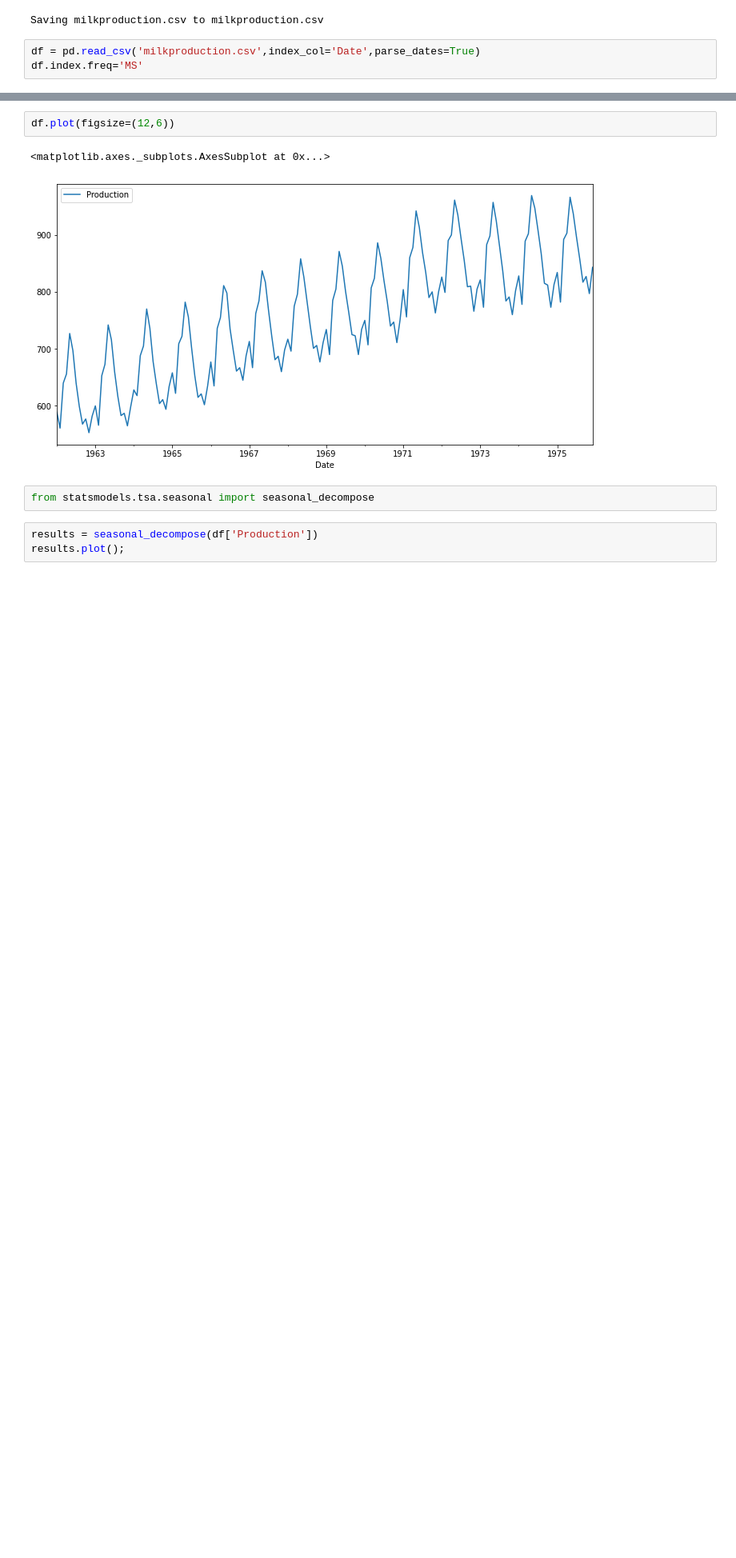
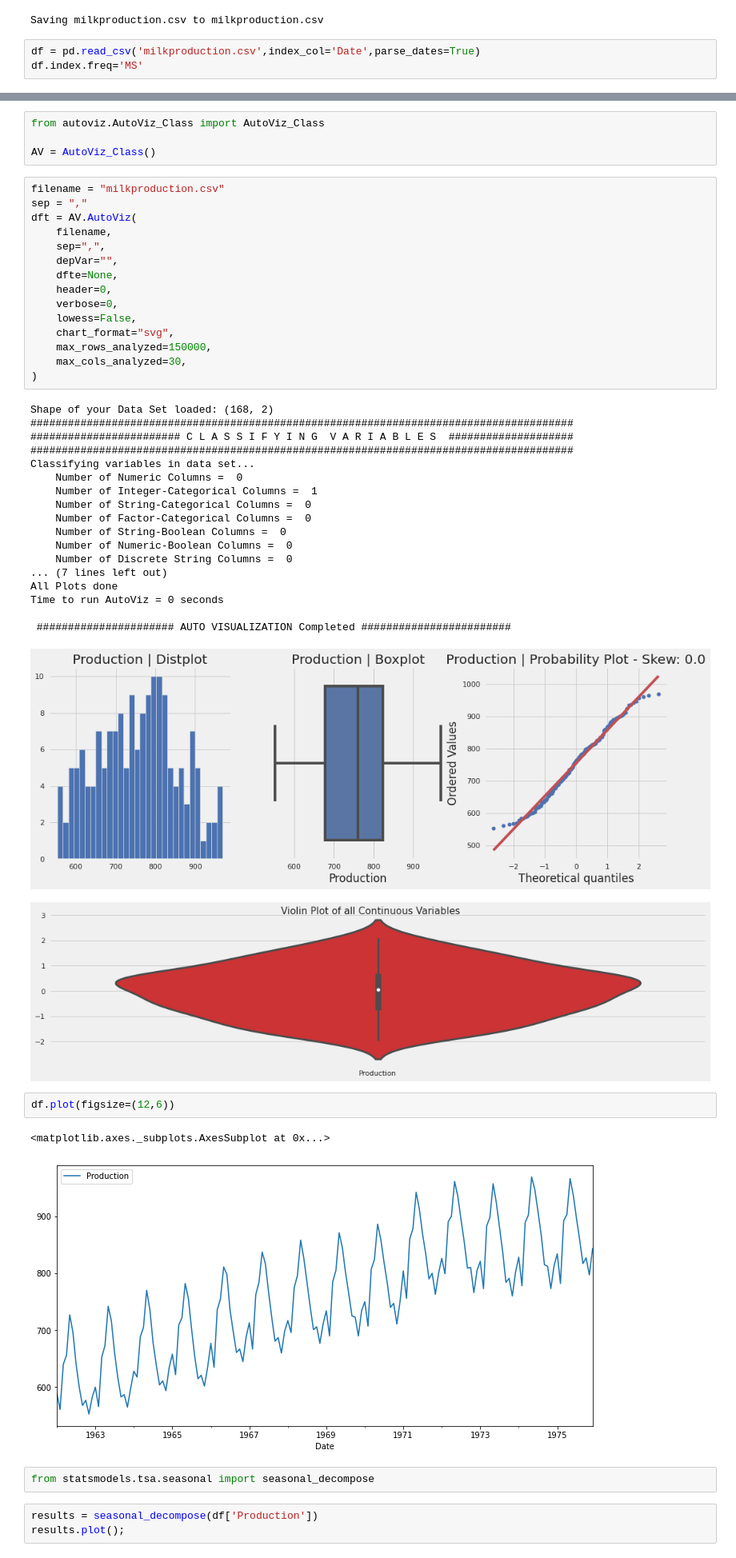
Before and after one commit to lokpanda/Hexart.In---AI-Center, a Jupyter notebook: Time_Series_Analysis_using_Python.ipynb, the cells around one changed output, grey strips where cells are left out. Shown at 80% size. Cells and saved outputs as stored; diff of their text form; blank space fills up the shorter version.

```diff
--- a/Time_Series_Analysis_using_Python.ipynb
+++ b/Time_Series_Analysis_using_Python.ipynb
@@ -33,3 +19,42 @@ df.head(),df.tail()
+# %%
+from autoviz.AutoViz_Class import AutoViz_Class
+
+AV = AutoViz_Class()
+# %%
+filename = "milkproduction.csv"
+sep = ","
+dft = AV.AutoViz(
+    filename,
+    sep=",",
+    depVar="",
+    dfte=None,
+    header=0,
+    verbose=0,
+    lowess=False,
+    chart_format="svg",
+    max_rows_analyzed=150000,
+    max_cols_analyzed=30,
+)
+# %% [output]
+Shape of your Data Set loaded: (168, 2)
+#######################################################################################
+######################## C L A S S I F Y I N G  V A R I A B L E S  ####################
+#######################################################################################
+Classifying variables in data set...
+    Number of Numeric Columns =  0
+    Number of Integer-Categorical Columns =  1
+    Number of String-Categorical Columns =  0
+    Number of Factor-Categorical Columns =  0
+    Number of String-Boolean Columns =  0
+    Number of Numeric-Boolean Columns =  0
+    Number of Discrete String Columns =  0
+... (7 lines left out)
+All Plots done
+Time to run AutoViz = 0 seconds
+
+ ###################### AUTO VISUALIZATION Completed ########################
+[figure, added]
+[figure, added]
 # %%
 df.plot(figsize=(12,6))
 # %% [output]
```
Also changed, not shown: parts of 3 cells of this notebook.
